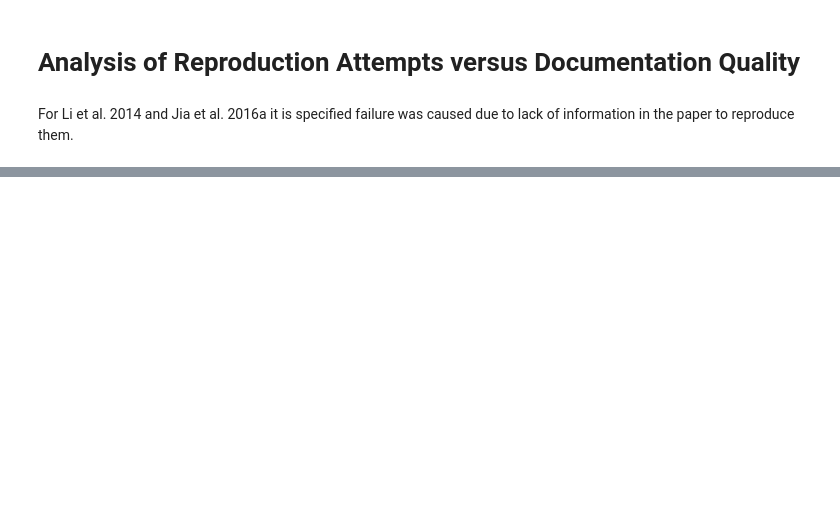
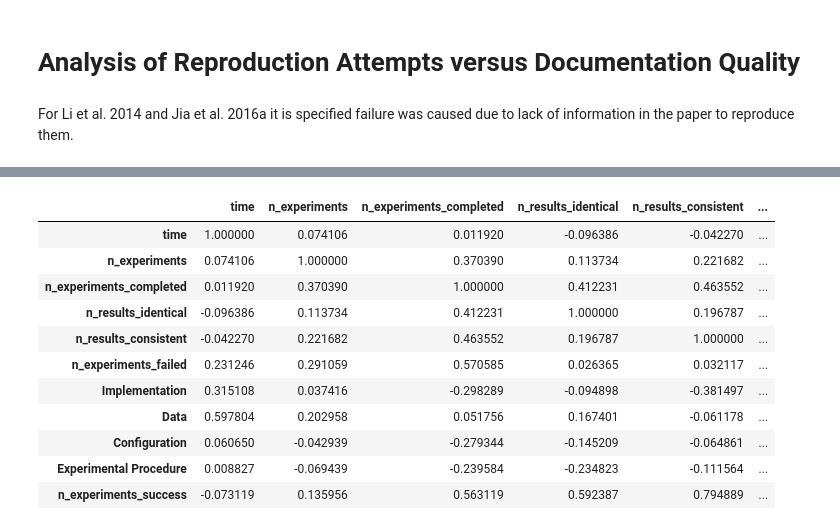
Before and after one commit to thijssnelleman/CostOfReproducibility, a Jupyter notebook: extra_reviews/gundersen_analysis.ipynb, the cells around one changed output, grey strips where cells are left out. Saved outputs shown, nothing was run; the diff lists cells and outputs as text; code cells hidden in the pictures; blank space fills up the shorter version.

```diff
--- a/extra_reviews/gundersen_analysis.ipynb
+++ b/extra_reviews/gundersen_analysis.ipynb
@@ -262,0 +382,15 @@ For Li et al. 2014 and Jia et al. 2016a it is specified failure was caused due t
+# %%
+df.corr(method="kendall", numeric_only=True)
+# %% [output]
+|  | time | n_experiments | n_experiments_completed | n_results_identical | n_results_consistent | ... |
+| time | 1.000000 | 0.074106 | 0.011920 | -0.096386 | -0.042270 | ... |
+| n_experiments | 0.074106 | 1.000000 | 0.370390 | 0.113734 | 0.221682 | ... |
+| n_experiments_completed | 0.011920 | 0.370390 | 1.000000 | 0.412231 | 0.463552 | ... |
+| n_results_identical | -0.096386 | 0.113734 | 0.412231 | 1.000000 | 0.196787 | ... |
+| n_results_consistent | -0.042270 | 0.221682 | 0.463552 | 0.196787 | 1.000000 | ... |
+| n_experiments_failed | 0.231246 | 0.291059 | 0.570585 | 0.026365 | 0.032117 | ... |
+| Implementation | 0.315108 | 0.037416 | -0.298289 | -0.094898 | -0.381497 | ... |
+| Data | 0.597804 | 0.202958 | 0.051756 | 0.167401 | -0.061178 | ... |
+| Configuration | 0.060650 | -0.042939 | -0.279344 | -0.145209 | -0.064861 | ... |
+| Experimental Procedure | 0.008827 | -0.069439 | -0.239584 | -0.234823 | -0.111564 | ... |
+| n_experiments_success | -0.073119 | 0.135956 | 0.563119 | 0.592387 | 0.794889 | ... |
```
Also changed, not shown: parts of 24 cells of this notebook.
